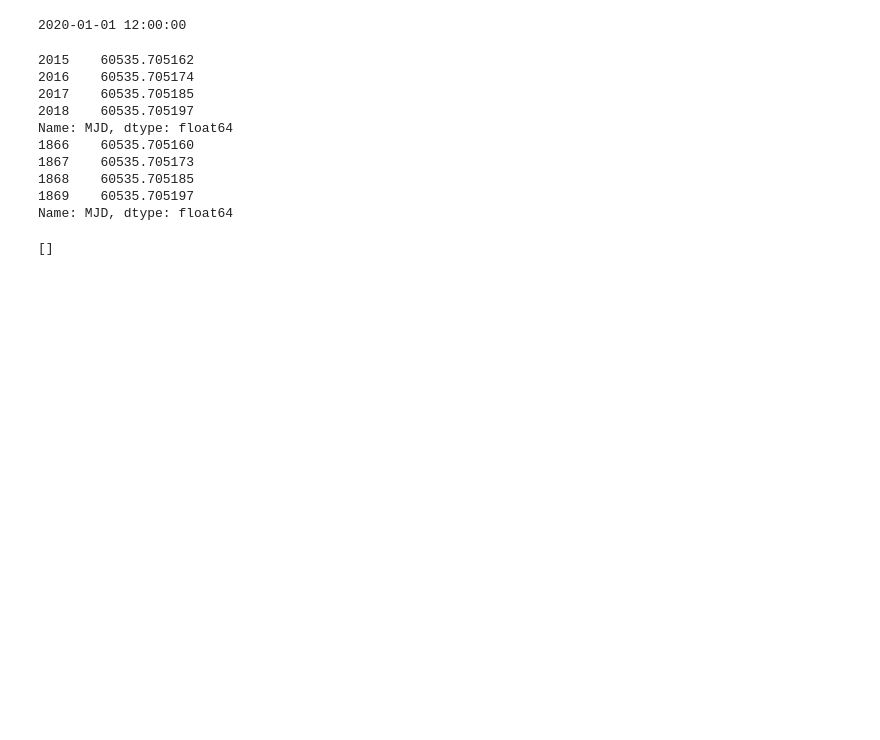
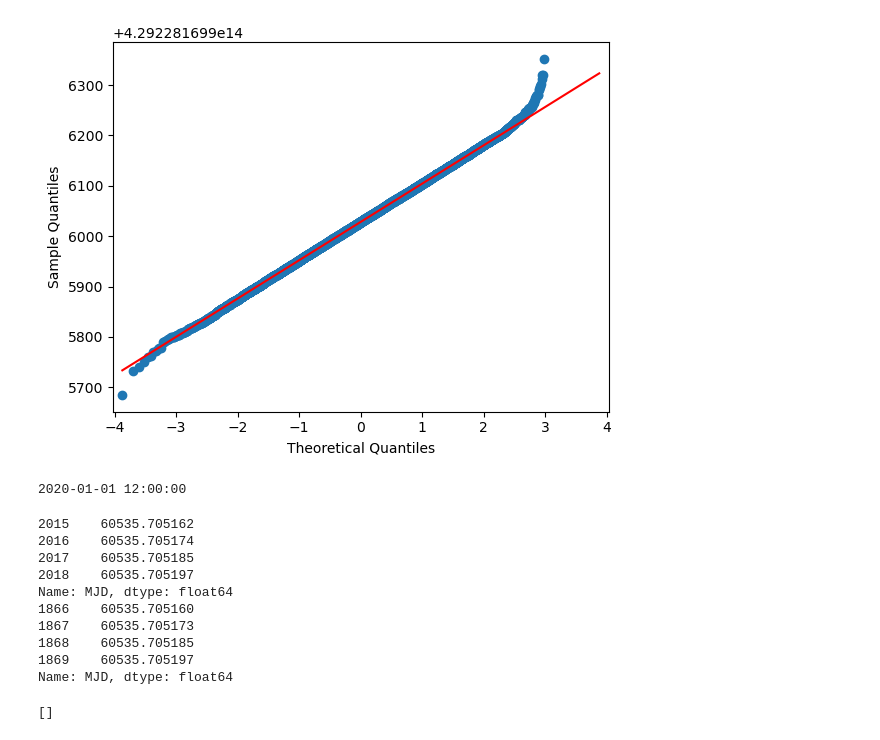
Before and after one commit to caitberry/atomic-clock, a Jupyter notebook: st-interp/three_clocks/three-clock-imputation.ipynb, the cells around one changed output. Cells and saved outputs as stored; diff of their text form; code cells hidden in the pictures; blank space fills up the shorter version.

Commit message:
add qqplot for comb data to three-clock-imputation.ipynb

```diff
--- a/st-interp/three_clocks/three-clock-imputation.ipynb
+++ b/st-interp/three_clocks/three-clock-imputation.ipynb
@@ -205,0 +122,34 @@ since Al ends first, end comb observations at index  18698 , end Sr observations
+# %%
+
+################################################################################
+###############  get Sr and Yb optical frequencies #############################
+################################################################################
+
+compute_nuSr_ErYb(data_ErYb)
+compute_nuYb_ErYb(data_ErYb)
+compute_nuAl_ErYb(data_ErYb)
+
+
+################################################################################
+#########################  Data Processing #####################################
+#### Including filtering only IS_GOOD and finding common MDJ values
+################################################################################
+
+#Change comb mjd type to float
+common_mjd = data_ErYb["MJD"].astype(float)
+nuAl = data_ErYb["nuAl"].astype(float)
+nuYb = data_ErYb["nuYb"].astype(float)
+nuSr = data_ErYb["nuSr"].astype(float)
+
+#plt.hist(nuAl, bins=100)
+#plt.show()
+#plt.hist(nuYb, bins=100)
+#plt.show()
+#plt.hist(nuSr, bins=100)
+#plt.show()
+
+import statsmodels.api as sm
+sm.qqplot(nuSr, line='q')
+plt.show()
+# %% [output]
+[figure, added]
```
Also changed, not shown: parts of 2 cells of this notebook.
